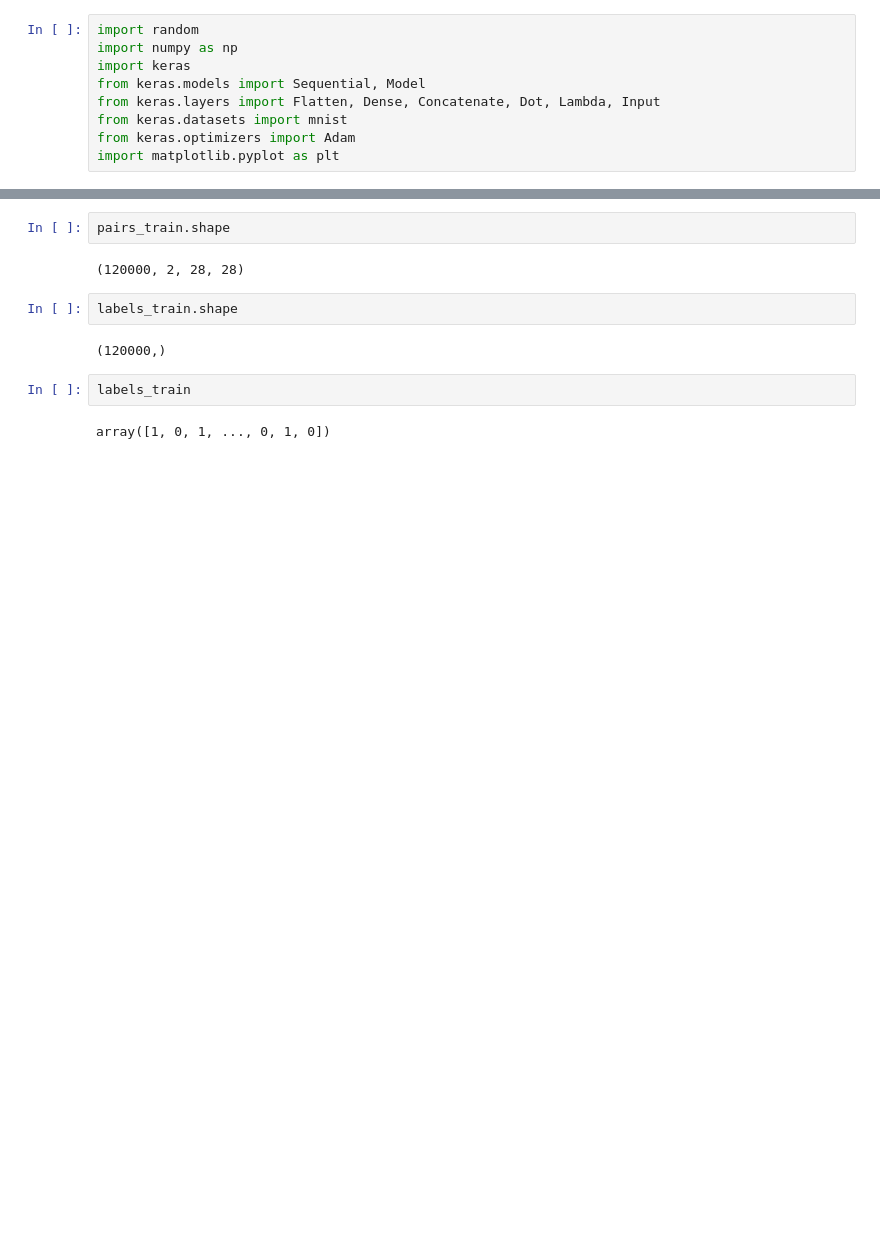
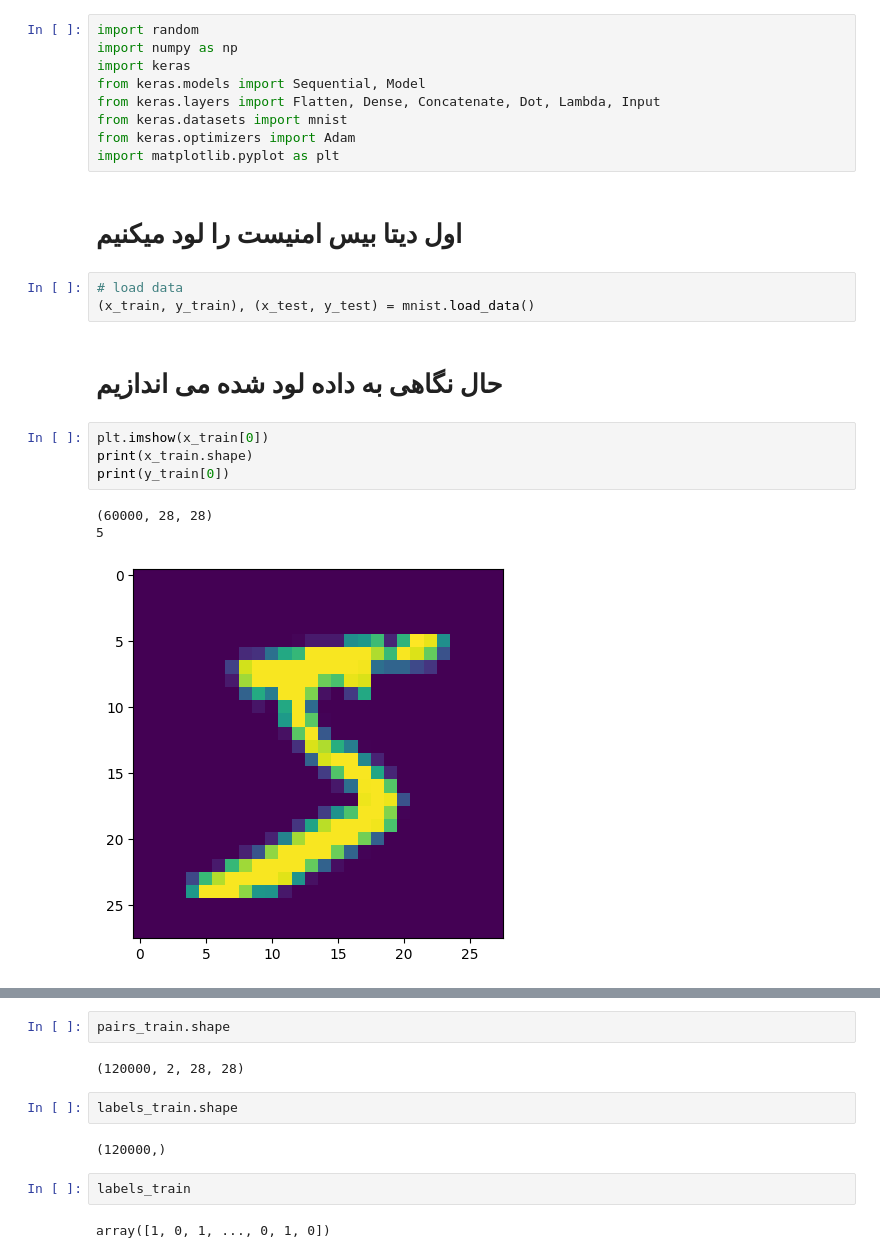
Before and after one commit to sedavasema/one-shot-learning, a Jupyter notebook: 1-OneShot(siamese).ipynb, the cells around one changed output, grey strips where cells are left out. Drawn from its saved outputs; the diff is of its cells as text; blank space fills up the shorter version.

```diff
--- a/1-OneShot(siamese).ipynb
+++ b/1-OneShot(siamese).ipynb
@@ -40,3 +42,18 @@ from keras.layers import Flatten, Dense, Concatenate, Dot, Lambda, Input
 from keras.datasets import mnist
 from keras.optimizers import Adam
 import matplotlib.pyplot as plt
+# %% [markdown]
+# اول دیتا بیس امنیست را لود میکنیم
+# %%
+# load data
+(x_train, y_train), (x_test, y_test) = mnist.load_data()
+# %% [markdown]
+# حال نگاهی به داده لود شده می اندازیم
+# %%
+plt.imshow(x_train[0])
+print(x_train.shape)
+print(y_train[0])
+# %% [output]
+(60000, 28, 28)
+5
+[figure, added]
```
Also changed, not shown: parts of 7 cells of this notebook.
